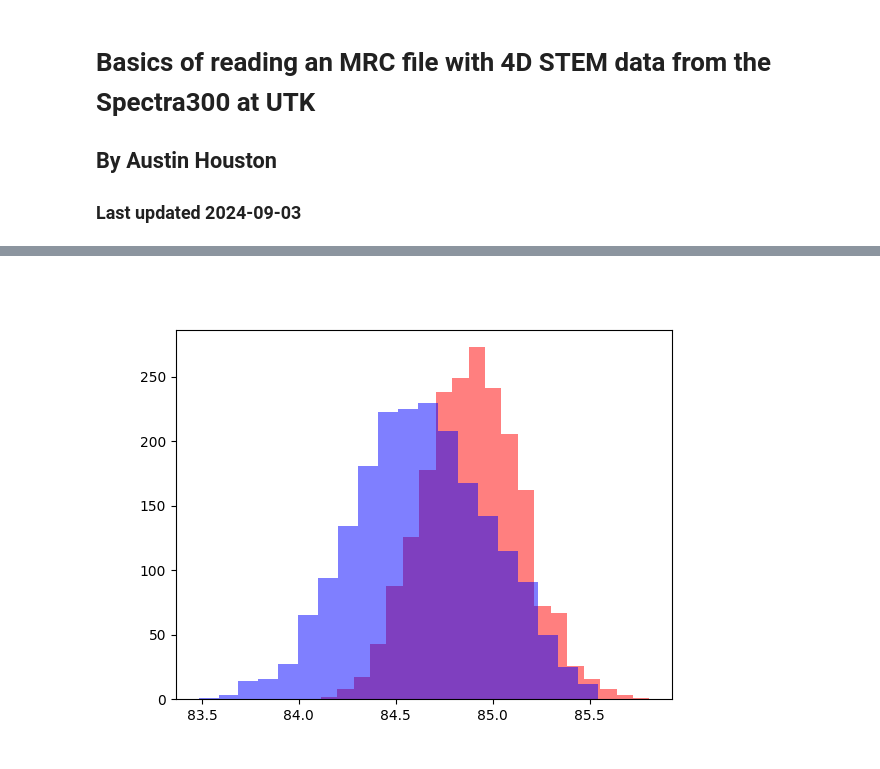
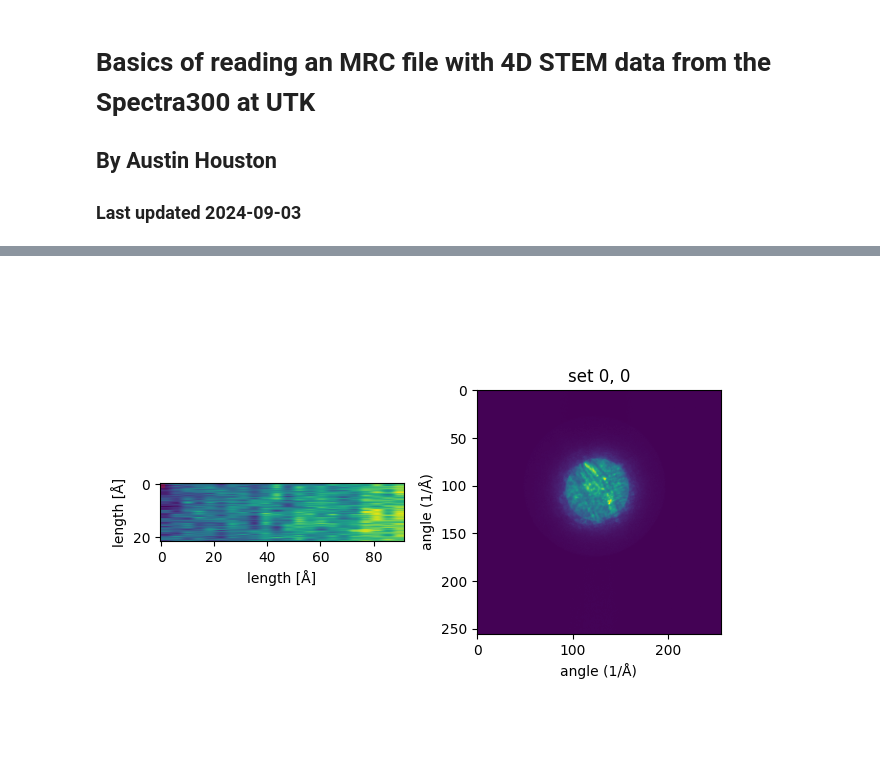
Before and after one commit to pycroscopy/pyTEMlib, a Jupyter notebook: notebooks/4Dstem_File_Reader.ipynb, the cells around one changed output, grey strips where cells are left out. Saved outputs shown, nothing was run; the diff lists cells and outputs as text; code cells hidden in the pictures.

```diff
--- a/notebooks/4Dstem_File_Reader.ipynb
+++ b/notebooks/4Dstem_File_Reader.ipynb
@@ -179,6 +32,0 @@ for i in range(mrc_dset.shape[0]):
-# %%
-plt.figure()
-plt.hist(coms[:,:,0].flatten(), bins=20, color='r', alpha=0.5);
-plt.hist(coms[:,:,1].flatten(), bins=20, color='b', alpha=0.5);
-# %% [output]
-[figure, removed]
@@ -185 +42,7 @@ plt.hist(coms[:,:,1].flatten(), bins=20, color='b', alpha=0.5);
+# %%
+data = dset['Channel_000']
+
+view = data.plot()
+# %% [output]
+[figure, added]
 # %%
```
Also changed, not shown: parts of 23 cells of this notebook, 2 other files.
